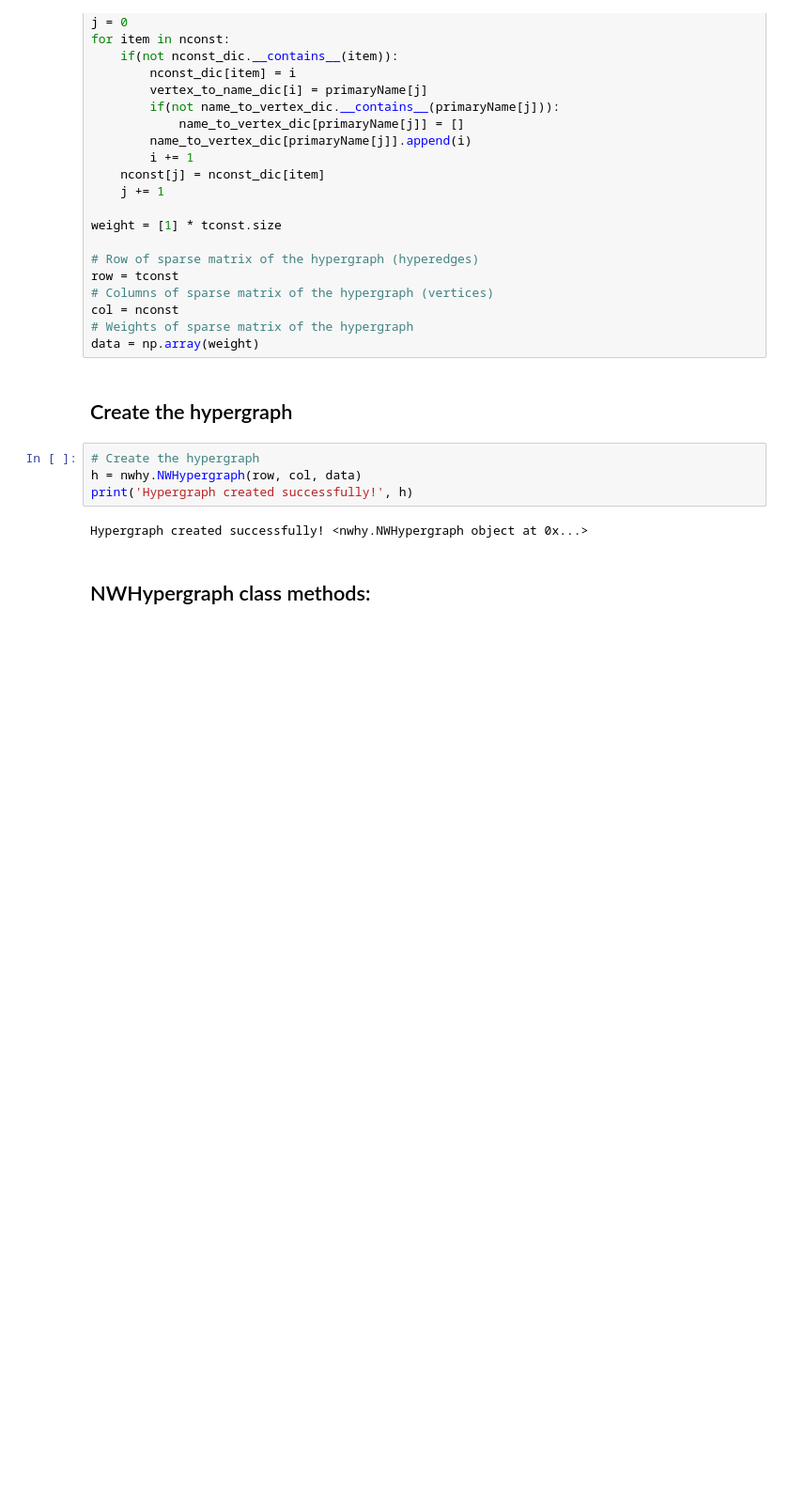
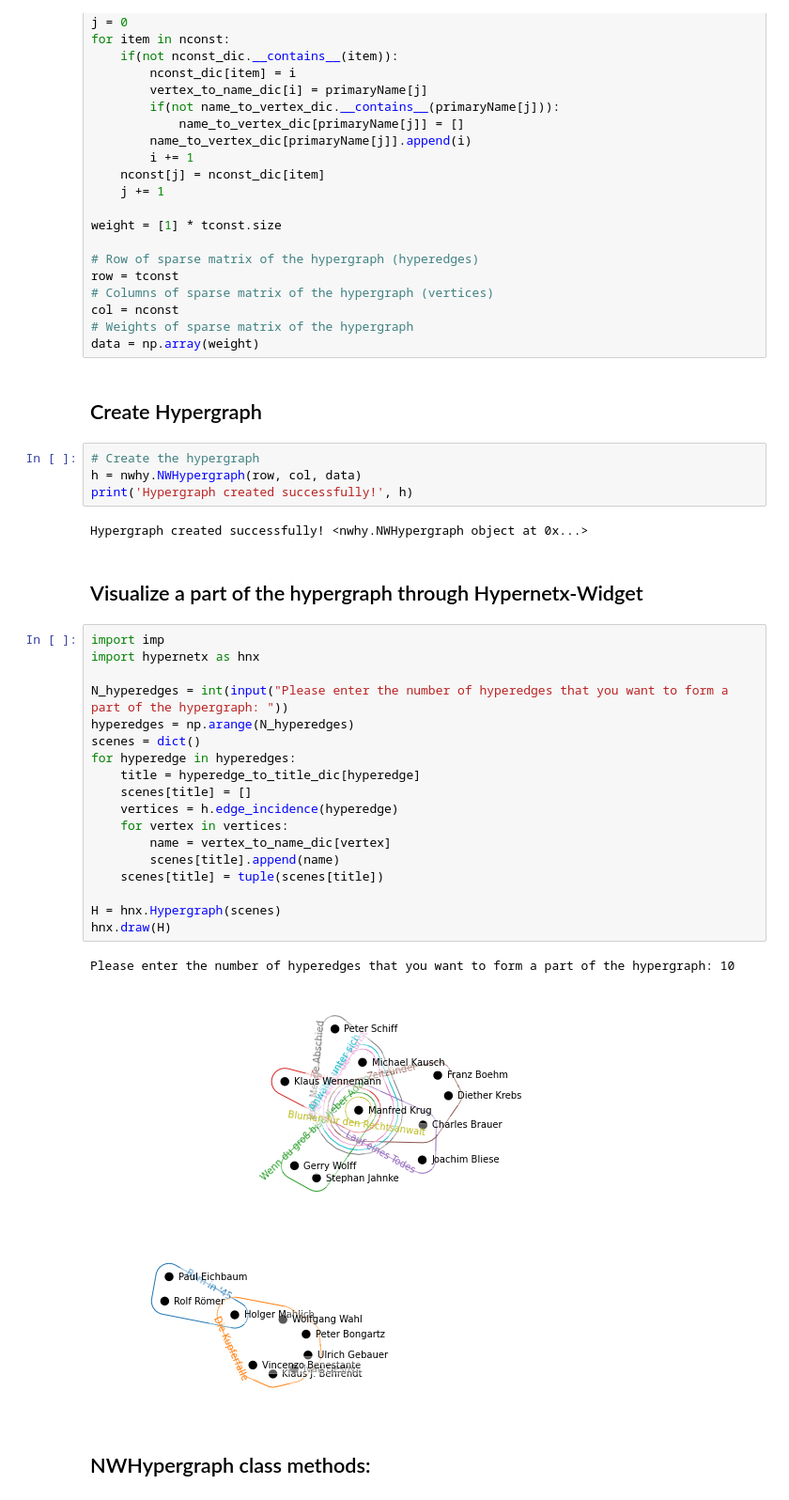
Before and after one commit to ZhipingLi/Cpt_s-591-Project, a Jupyter notebook: Hypergraph Analysis.ipynb, the cells around one changed output. Shown at 94% size. Drawn from its saved outputs; the diff is of its cells as text; blank space fills up the shorter version.

Commit message:
Visualization & S-line graph analysis

```diff
--- a/Hypergraph Analysis.ipynb
+++ b/Hypergraph Analysis.ipynb
@@ -198,13 +199,36 @@ col = nconst
 # Weights of sparse matrix of the hypergraph
 data = np.array(weight)
 # %% [markdown]
-## Create the hypergraph
+## Create Hypergraph
 # %%
 # Create the hypergraph
 h = nwhy.NWHypergraph(row, col, data)
 print('Hypergraph created successfully!', h)
 # %% [output]
 Hypergraph created successfully! <nwhy.NWHypergraph object at 0x...>
+# %% [markdown]
+## Visualize a part of the hypergraph through Hypernetx-Widget
+# %%
+import imp
+import hypernetx as hnx
+
+N_hyperedges = int(input("Please enter the number of hyperedges that you want to form a part of the hypergraph: "))
+hyperedges = np.arange(N_hyperedges)
+scenes = dict()
+for hyperedge in hyperedges:
+    title = hyperedge_to_title_dic[hyperedge]
+    scenes[title] = []
+    vertices = h.edge_incidence(hyperedge)
+    for vertex in vertices:
+        name = vertex_to_name_dic[vertex]
+        scenes[title].append(name)
+    scenes[title] = tuple(scenes[title])
+
+H = hnx.Hypergraph(scenes)
+hnx.draw(H)
+# %% [output]
+Please enter the number of hyperedges that you want to form a part of the hypergraph: 10
+[figure, added]
 # %% [markdown]
 ## NWHypergraph class methods:
 # %%
```
Also changed, not shown: parts of 16 cells of this notebook, 2 other files.
